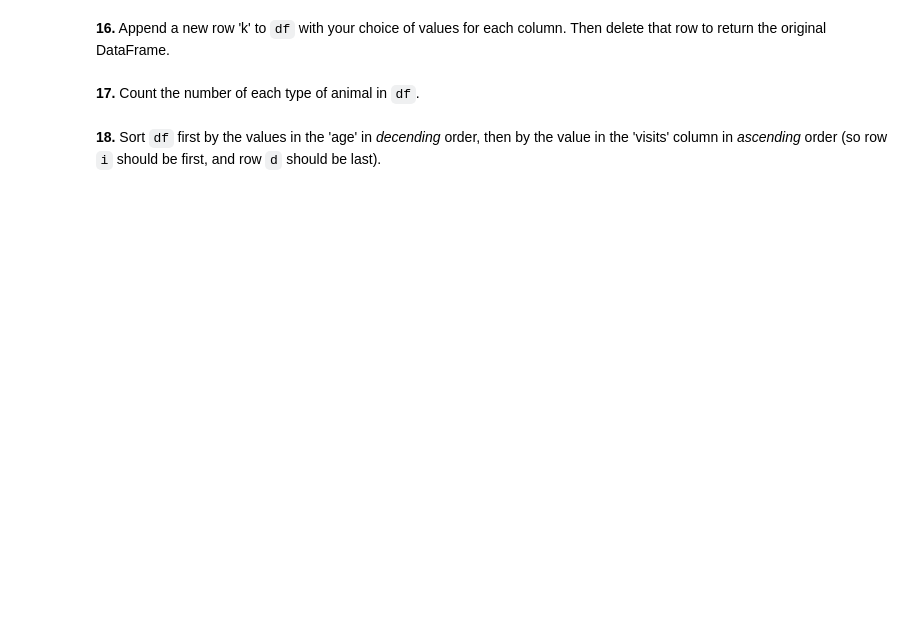
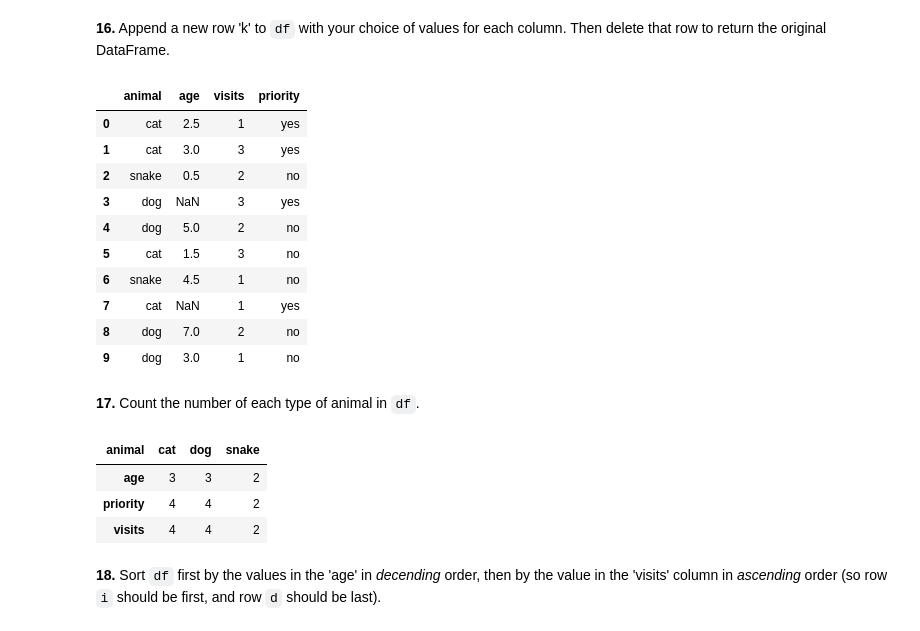
Before and after one commit to 2000qwer/100-pandas-puzzles, a Jupyter notebook: 100-pandas-puzzles.ipynb, the cells around one changed output. Drawn from its saved outputs; the diff is of its cells as text; code cells hidden in the pictures; blank space fills up the shorter version.

```diff
--- a/100-pandas-puzzles.ipynb
+++ b/100-pandas-puzzles.ipynb
@@ -207,2 +251,4 @@ nan
+# %%
+df.iloc[5,1] = 1.5
 # %% [markdown]
 **14.** Calculate the sum of all visits in `df` (i.e. find the total number of visits).
@@ -213,4 +283,27 @@ nan
+# %%
+df = df.drop(index=10)
+# %%
+df
+# %% [output]
+|  | animal | age | visits | priority |
+| 0 | cat | 2.5 | 1 | yes |
+| 1 | cat | 3.0 | 3 | yes |
+| 2 | snake | 0.5 | 2 | no |
+| 3 | dog | NaN | 3 | yes |
+| 4 | dog | 5.0 | 2 | no |
+| 5 | cat | 1.5 | 3 | no |
+| 6 | snake | 4.5 | 1 | no |
+| 7 | cat | NaN | 1 | yes |
+| 8 | dog | 7.0 | 2 | no |
+| 9 | dog | 3.0 | 1 | no |
 # %% [markdown]
 **17.** Count the number of each type of animal in `df`.
+# %%
+df.pivot_table(columns='animal', aggfunc='count', fill_value=0)
+# %% [output]
+| animal | cat | dog | snake |
+| age | 3 | 3 | 2 |
+| priority | 4 | 4 | 2 |
+| visits | 4 | 4 | 2 |
 # %% [markdown]
 **18.** Sort `df` first by the values in the 'age' in *decending* order, then by the value in the 'visits' column in *ascending* order (so row `i` should be first, and row `d` should be last).
```
Also changed, not shown: parts of 47 cells of this notebook.
